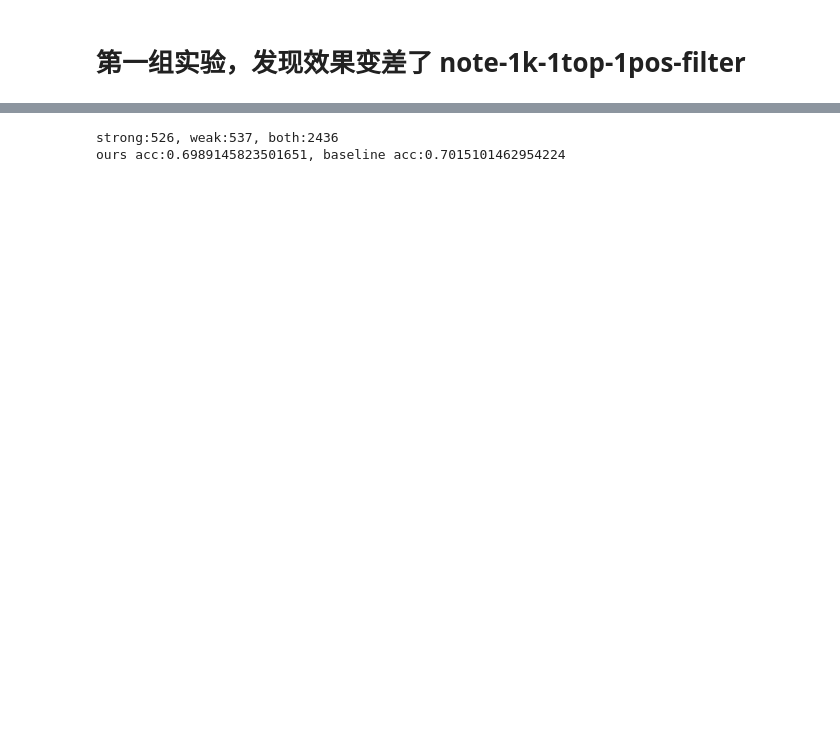
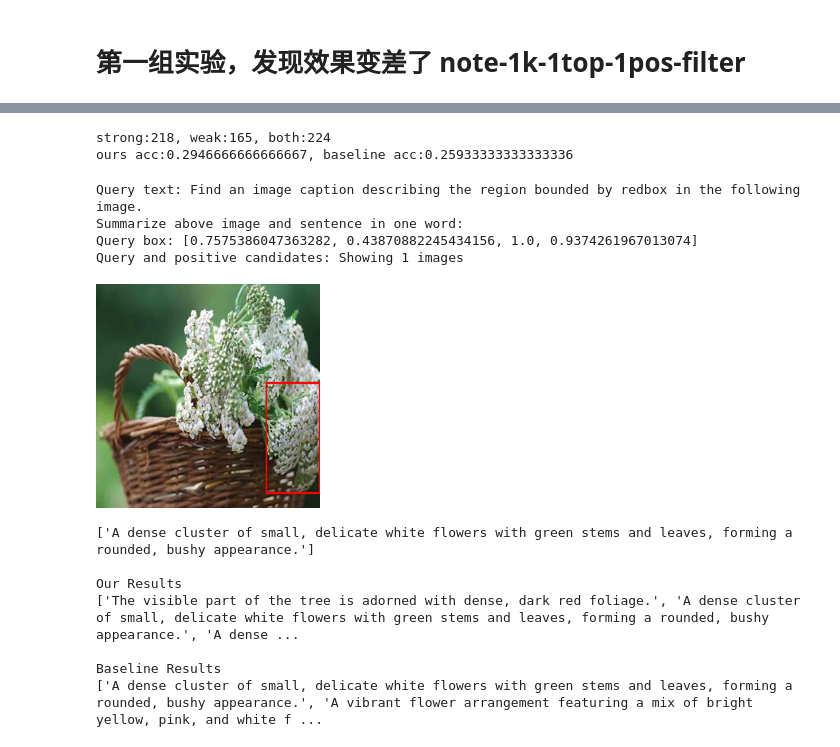
Before and after one commit to whalelx/RegRet, a Jupyter notebook: check_test_res.ipynb, the cells around one changed output, grey strips where cells are left out. Drawn from its saved outputs; the diff is of its cells as text; code cells hidden in the pictures; blank space fills up the shorter version.

```diff
--- a/check_test_res.ipynb
+++ b/check_test_res.ipynb
@@ -67,22 +73,33 @@ def compute_recall_at_k(relevant_docs, retrieved_indices, k):
     else:
         return 0.0
 # %%
+DS_ID = 12
+TASKID = "vismin_task6"
+IMG_PATH = "/mbeir_images/vismin_images"
+
+DS_ID = 13
+TASKID = "dam_task0"
+IMG_PATH = "/mbeir_images/dam_images"
+
+DS_ID = 14
+TASKID = "fgclip_task3"
+IMG_PATH = "/mbeir_images/fgclip_images"
 
 class Args:
     def __init__(self):
         # Define the environment variables from the command
         _MODEL_ID = "./checkpoints/LamRA-Ret"
         _ORIGINAL_MODEL_ID = "Qwen/Qwen2-VL-7B-Instruct"
-        _IMAGE_PATH_PREFIX = "/mnt/tidalfs-hssh01/dataset/mmeb/M-BEIR"
+        _IMAGE_PATH_PREFIX = "/mnt/tidal-alsh01/dataset/mmeb/M-BEIR"
 
         # Arguments passed in the command line
-        self.query_data_path: str = f"{_IMAGE_PATH_PREFIX}/query/test/mbeir_xhs_task7_test.jsonl"
-        self.query_cand_pool_path: str = f"{_IMAGE_PATH_PREFIX}/cand_pool/local/mbeir_xhs_task7_cand_pool.jsonl"
-        self.cand_pool_path: str = f"{_IMAGE_PATH_PREFIX}/cand_pool/local/mbeir_xhs_task7_cand_pool.jsonl"
+        self.query_data_path: str = f"{_IMAGE_PATH_PREFIX}/query/test/mbeir_{TASKID}_test.jsonl"
+        self.query_cand_pool_path: str = f"{_IMAGE_PATH_PREFIX}/cand_pool/test/mbeir_{TASKID}_cand_pool.jsonl"
+        self.cand_pool_path: str = f"{_IMAGE_PATH_PREFIX}/cand_pool/test/mbeir_{TASKID}_cand_pool.jsonl"
         self.instructions_path: str = f"{_IMAGE_PATH_PREFIX}/instructions/query_instructions.tsv"
-        self.qrels_path: str = f"{_IMAGE_PATH_PREFIX}/qrels/test/mbeir_xhs_task7_test_qrels.txt"
+        self.qrels_path: str = f"{_IMAGE_PATH_PREFIX}/qrels/test/mbeir_{TASKID}_test_qrels.txt"
         self.original_model_id: str = _ORIGINAL_MODEL_ID
-        self.image_path_prefix: str = _IMAGE_PATH_PREFIX
+        self.image_path_prefix: str = _IMAGE_PATH_PREFIX + IMG_PATH
         self.model_id: str = _MODEL_ID
 
         # Argument with a default value from the argparse definition (not overridden in the command)
@@ -272,28 +448,43 @@ recall_at_50 = 0.9827748938178386
 # %%
 rootdir = "LamRA_Ret_eval_results"
 
-with open("LamRA_Ret_eval_results/mbeir_xhs_task7_test_qwen2_5-vl-7b_candelete_cand_names.json", "r") as f:
+with open(f"LamRA_Ret_eval_results/mbeir_{TASKID}_test_damret_cand_names.json", "r") as f:
     ourscand_names_json = json.load(f)
 
-with open("LamRA_Ret_eval_results/mbeir_xhs_task7_test_qwen2_5-vl-7b_cvp+xhs_ablation_lemuir_cand_names.json", "r") as f:
+with open(f"LamRA_Ret_eval_results/lamraretcandel/mbeir_{TASKID}_test_damret_cand_names.json", "r") as f:
     baselinecand_names_json = json.load(f)
 # %%
-strong, weak = diff_topk_cands(ourscand_names_json, baselinecand_names_json, topk=1)
+strong, weak, both = diff_topk_cands(ourscand_names_json, baselinecand_names_json, topk=1)
 # %% [output]
-strong:526, weak:537, both:2436
-ours acc:0.6989145823501651, baseline acc:0.7015101462954224
+strong:218, weak:165, both:224
+ours acc:0.2946666666666667, baseline acc:0.25933333333333336
 # %%
 # 展示top 5 的cands
 # show_some_cand(cands[4])
 # 如果是ours
-query_idx = weak[8]
+query_idx = weak[121]
 show_some_query_info(query_idx)
-print("our results")
 
+# print("our results")
 ourcands = ourscand_names_json[query_idx] # len 50
-show_group_imgs([cand_pool[ourcands[i]]['img_path'] for i in range(10)],box_list=[cand_pool[ourcands[i]]['box'] for i in range(10)])
+show_candidates_results(ourcands, query_idx, "Our Results", max_display=10)
+
+
 # print("baseline results")
-# baselinecands = baselinecand_names_json[query_idx]
-# show_group_imgs([cand_pool[baselinecands[i]]['img_path'] for i in range(10)])
+baselinecands = baselinecand_names_json[query_idx]
+show_candidates_results(baselinecands, query_idx, "Baseline Results", max_display=10)
+# %% [output]
+Query text: Find an image caption describing the region bounded by redbox in the following image.
+Summarize above image and sentence in one word:
+Query box: [0.7575386047363282, 0.43870882245434156, 1.0, 0.9374261967013074]
+Query and positive candidates: Showing 1 images
+[figure, added]
+['A dense cluster of small, delicate white flowers with green stems and leaves, forming a rounded, bushy appearance.']
+
+Our Results
+['The visible part of the tree is adorned with dense, dark red foliage.', 'A dense cluster of small, delicate white flowers with green stems and leaves, forming a rounded, bushy appearance.', 'A dense ...
+
+Baseline Results
+['A dense cluster of small, delicate white flowers with green stems and leaves, forming a rounded, bushy appearance.', 'A vibrant flower arrangement featuring a mix of bright yellow, pink, and white f ...
 # %%
 # cand_pool[ourcands[1]]['box']
```
Also changed, not shown: parts of 5 cells of this notebook, 18 other files.
